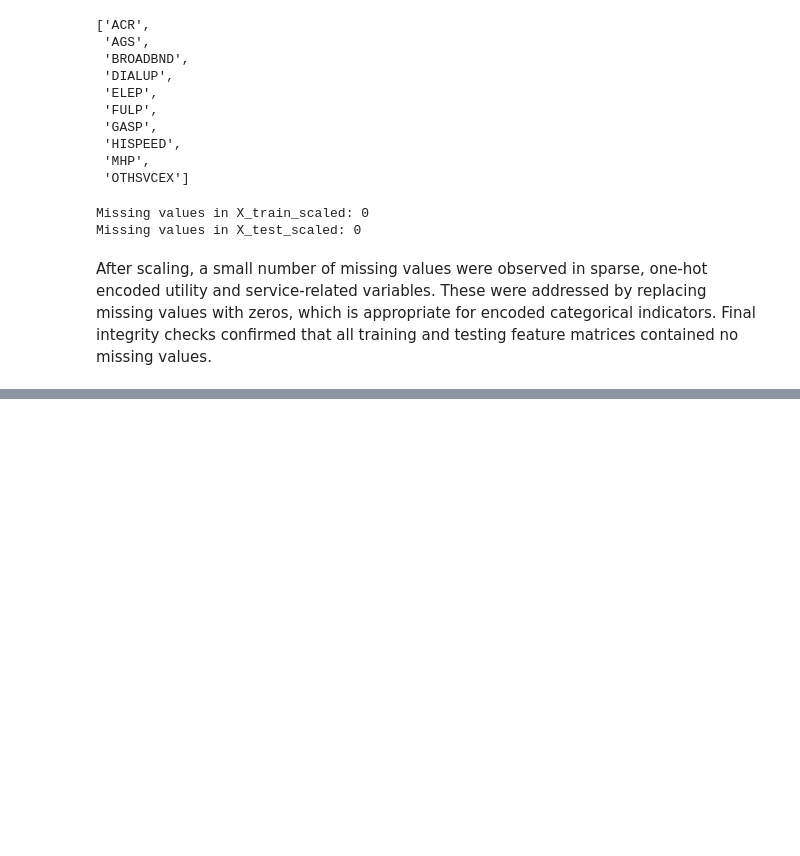
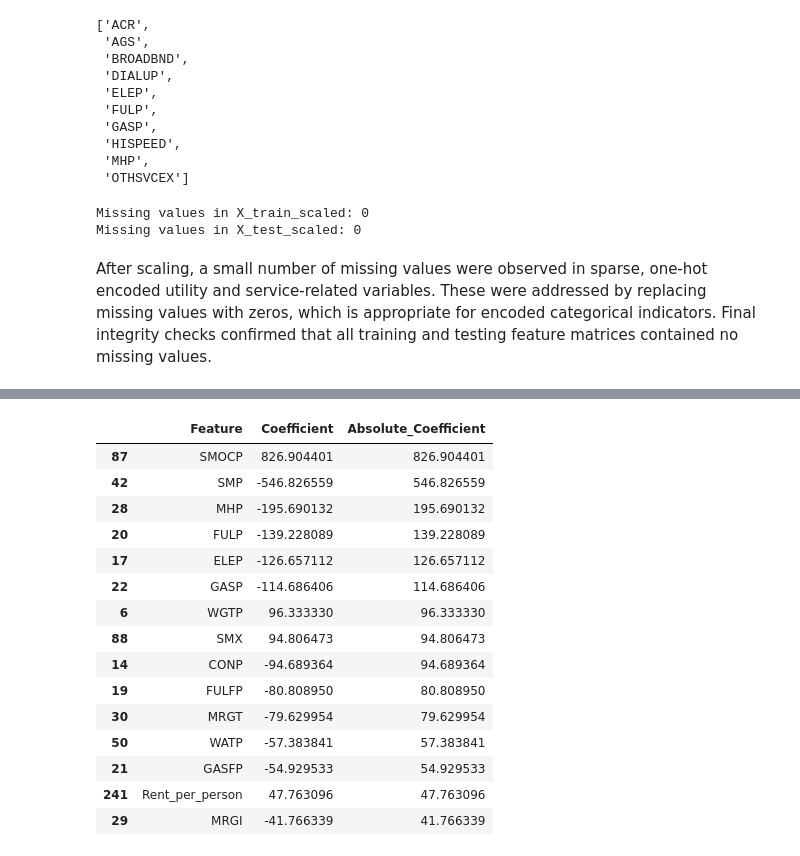
Before and after one commit to decoteau2/MA_Housing_Rent_Analysis, a Jupyter notebook: 01_EDA_MA_Housing_Rent.ipynb, the cells around one changed output, grey strips where cells are left out. Saved outputs shown, nothing was run; the diff lists cells and outputs as text; code cells hidden in the pictures; blank space fills up the shorter version.

```diff
--- a/01_EDA_MA_Housing_Rent.ipynb
+++ b/01_EDA_MA_Housing_Rent.ipynb
@@ -432,0 +727,37 @@ and testing feature matrices contained no missing values.
+# %%
+#  Feature Importance - Linear Regression
+# ==========================================
+
+import pandas as pd
+
+# Extract coefficients and feature names
+coef_df = pd.DataFrame({
+    "Feature": X_train_scaled.columns,
+    "Coefficient": lr.coef_
+})
+
+# Rank features by absolute importance
+coef_df["Absolute_Coefficient"] = coef_df["Coefficient"].abs()
+coef_df_sorted = coef_df.sort_values(
+    by="Absolute_Coefficient", ascending=False
+)
+
+# Display top drivers
+coef_df_sorted.head(15)
+# %% [output]
+|  | Feature | Coefficient | Absolute_Coefficient |
+| 87 | SMOCP | 826.904401 | 826.904401 |
+| 42 | SMP | -546.826559 | 546.826559 |
+| 28 | MHP | -195.690132 | 195.690132 |
+| 20 | FULP | -139.228089 | 139.228089 |
+| 17 | ELEP | -126.657112 | 126.657112 |
+| 22 | GASP | -114.686406 | 114.686406 |
+| 6 | WGTP | 96.333330 | 96.333330 |
+| 88 | SMX | 94.806473 | 94.806473 |
+| 14 | CONP | -94.689364 | 94.689364 |
+| 19 | FULFP | -80.808950 | 80.808950 |
+| 30 | MRGT | -79.629954 | 79.629954 |
+| 50 | WATP | -57.383841 | 57.383841 |
+| 21 | GASFP | -54.929533 | 54.929533 |
+| 241 | Rent_per_person | 47.763096 | 47.763096 |
+| 29 | MRGI | -41.766339 | 41.766339 |
```
Also changed, not shown: parts of 34 cells of this notebook.
